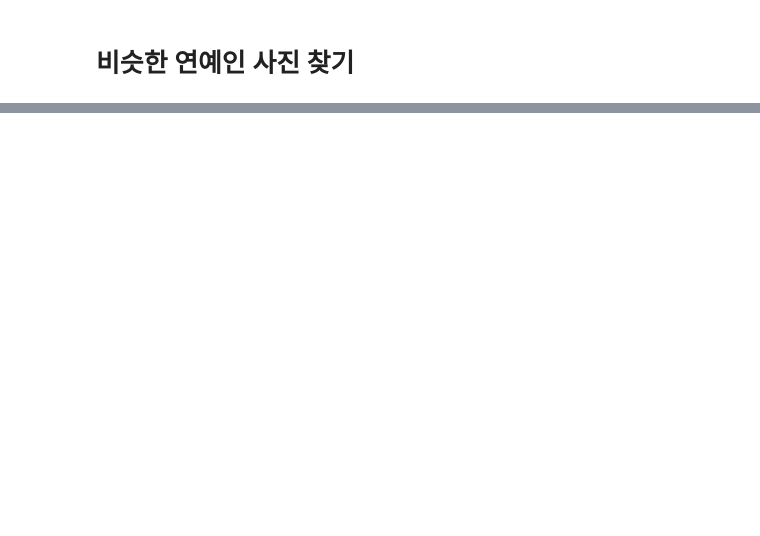
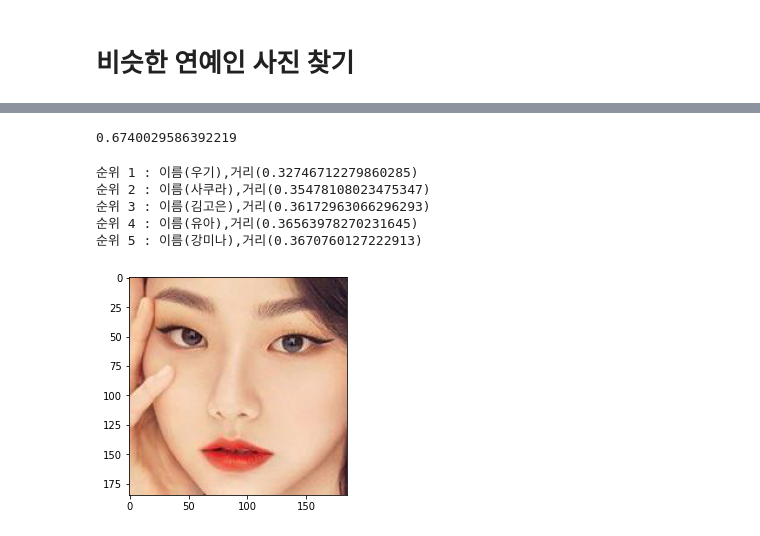
Before and after one commit to HSC-1/aiffel_achieve, a Jupyter notebook: (E7) similar image.ipynb, the cells around one changed output, grey strips where cells are left out. Saved outputs shown, nothing was run; the diff lists cells and outputs as text; code cells hidden in the pictures; blank space fills up the shorter version.

```diff
--- a/(E7) similar image.ipynb
+++ b/(E7) similar image.ipynb
@@ -34,7 +35,8 @@ def get_gropped_face(image_file):
 
     return cropped_face
 # %%
-image_file = os.path.join(dir_path, 'obama.jpg')
+dir_path = os.getenv('HOME')+'/aiffel/face_embedding/images/celebrity/'
+image_file = os.path.join(dir_path, '승희.jpeg')
 face = get_gropped_face(image_file)   # 얼굴 영역을 구하는 함수(이전 스텝에서 구현)
 
 # 얼굴 영역을 가지고 얼굴 임베딩 벡터를 구하는 함수
@@ -47,13 +52,21 @@ print(len(embedding[0]))
 def get_face_embedding_dict(dir_path):
     file_list = os.listdir(dir_path)
     embedding_dict = {}
-
+    a = 0
     for file in file_list:
         image_file = os.path.join(dir_path,file)
+        print(file)
         face = get_gropped_face(image_file)
+        embedimg = Image.fromarray(face)
+        embedimg.save(path_to_save + os.path.splitext(file)[0], format = 'jpeg' )
         embedding = get_face_embedding(face)
         if len(embedding) != 0:
-            embedding_dict[os.path.splitext(file)[0]] = embedding[0]
+           embedding_dict[os.path.splitext(file)[0]] = embedding[0]
+        a += 1
+        # print(file)
+        print(a)
+        # if len(embedding) != 0:
+        #     embedding_dict[os.path.splitext(file)[0]] = embedding[0]
 
     return embedding_dict
 # %%
@@ -63,0 +75,2 @@ get_distance('obama', 'trump')
+# %%
+embedding_dict = get_face_embedding_dict(dir_path)
@@ -64,3 +95,7 @@ get_distance('obama', 'trump')
+# %%
+get_distance('승희','길')
+# %% [output]
+0.6740029586392219
 # %%
 def get_sort_key_func(name1):
     def get_distance_from_name1(name2):
@@ -77,3 +112,15 @@ def get_nearest_face(name, top=5):
         if sorted_faces[i]:
             print('순위 {} : 이름({}),거리({})'.format(i,
                                                sorted_faces[i][0],sort_key_func(sorted_faces[i][0])))
+            ims = Image.open(path_to_save + sorted_faces[i][0])
+            plt.imshow(ims)
+            plt.show
+# %%
+get_nearest_face('승희')
+# %% [output]
+순위 1 : 이름(우기),거리(0.32746712279860285)
+순위 2 : 이름(사쿠라),거리(0.35478108023475347)
+순위 3 : 이름(김고은),거리(0.36172963066296293)
+순위 4 : 이름(유아),거리(0.36563978270231645)
+순위 5 : 이름(강미나),거리(0.3670760127222913)
+[figure, added]
```
Also changed, not shown: parts of 5 cells of this notebook.
